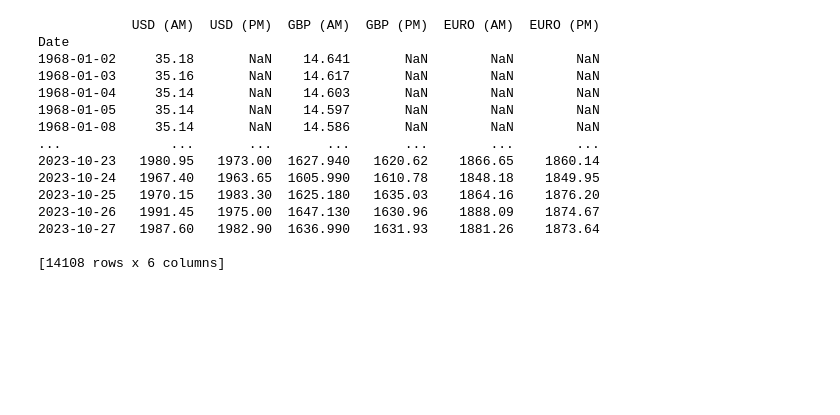
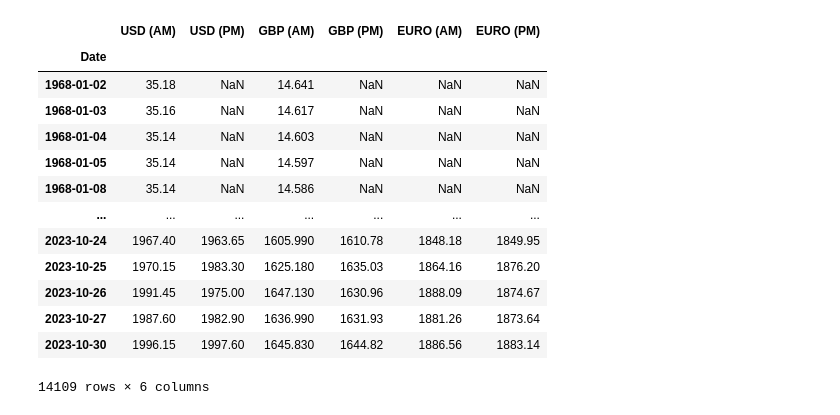
Before and after one commit to peterartman/DataScience, a Jupyter notebook: Gold.ipynb, the cells around one changed output. Saved outputs shown, nothing was run; the diff lists cells and outputs as text; code cells hidden in the pictures; blank space fills up the shorter version.

```diff
--- a/Gold.ipynb
+++ b/Gold.ipynb
@@ -20,22 +40,18 @@ import pandas as pd
-# %%
-df = pd.DataFrame(data)
-print(df)
-# df.to_csv('Gold.csv', index=False)
-# df.to_excel("/home/DataScience/Data/output.xlsx")
-# print(df.columns)
-# %% [output]
-            USD (AM)  USD (PM)  GBP (AM)  GBP (PM)  EURO (AM)  EURO (PM)
-Date
-1968-01-02     35.18       NaN    14.641       NaN        NaN        NaN
-1968-01-03     35.16       NaN    14.617       NaN        NaN        NaN
-1968-01-04     35.14       NaN    14.603       NaN        NaN        NaN
-1968-01-05     35.14       NaN    14.597       NaN        NaN        NaN
-1968-01-08     35.14       NaN    14.586       NaN        NaN        NaN
-...              ...       ...       ...       ...        ...        ...
-2023-10-23   1980.95   1973.00  1627.940   1620.62    1866.65    1860.14
-2023-10-24   1967.40   1963.65  1605.990   1610.78    1848.18    1849.95
-2023-10-25   1970.15   1983.30  1625.180   1635.03    1864.16    1876.20
-2023-10-26   1991.45   1975.00  1647.130   1630.96    1888.09    1874.67
-2023-10-27   1987.60   1982.90  1636.990   1631.93    1881.26    1873.64
-
-[14108 rows x 6 columns]
+# %%
+# Step 2 check what is inside fetched data
+display(gold_bullion_price)
+# %% [output]
+|  | USD (AM) | USD (PM) | GBP (AM) | GBP (PM) | EURO (AM) | EURO (PM) |
+| Date |  |  |  |  |  |  |
+| 1968-01-02 | 35.18 | NaN | 14.641 | NaN | NaN | NaN |
+| 1968-01-03 | 35.16 | NaN | 14.617 | NaN | NaN | NaN |
+| 1968-01-04 | 35.14 | NaN | 14.603 | NaN | NaN | NaN |
+| 1968-01-05 | 35.14 | NaN | 14.597 | NaN | NaN | NaN |
+| 1968-01-08 | 35.14 | NaN | 14.586 | NaN | NaN | NaN |
+| ... | ... | ... | ... | ... | ... | ... |
+| 2023-10-24 | 1967.40 | 1963.65 | 1605.990 | 1610.78 | 1848.18 | 1849.95 |
+| 2023-10-25 | 1970.15 | 1983.30 | 1625.180 | 1635.03 | 1864.16 | 1876.20 |
+| 2023-10-26 | 1991.45 | 1975.00 | 1647.130 | 1630.96 | 1888.09 | 1874.67 |
+| 2023-10-27 | 1987.60 | 1982.90 | 1636.990 | 1631.93 | 1881.26 | 1873.64 |
+| 2023-10-30 | 1996.15 | 1997.60 | 1645.830 | 1644.82 | 1886.56 | 1883.14 |
+14109 rows × 6 columns
```
Also changed, not shown: parts of 8 cells of this notebook, 1 other file.
